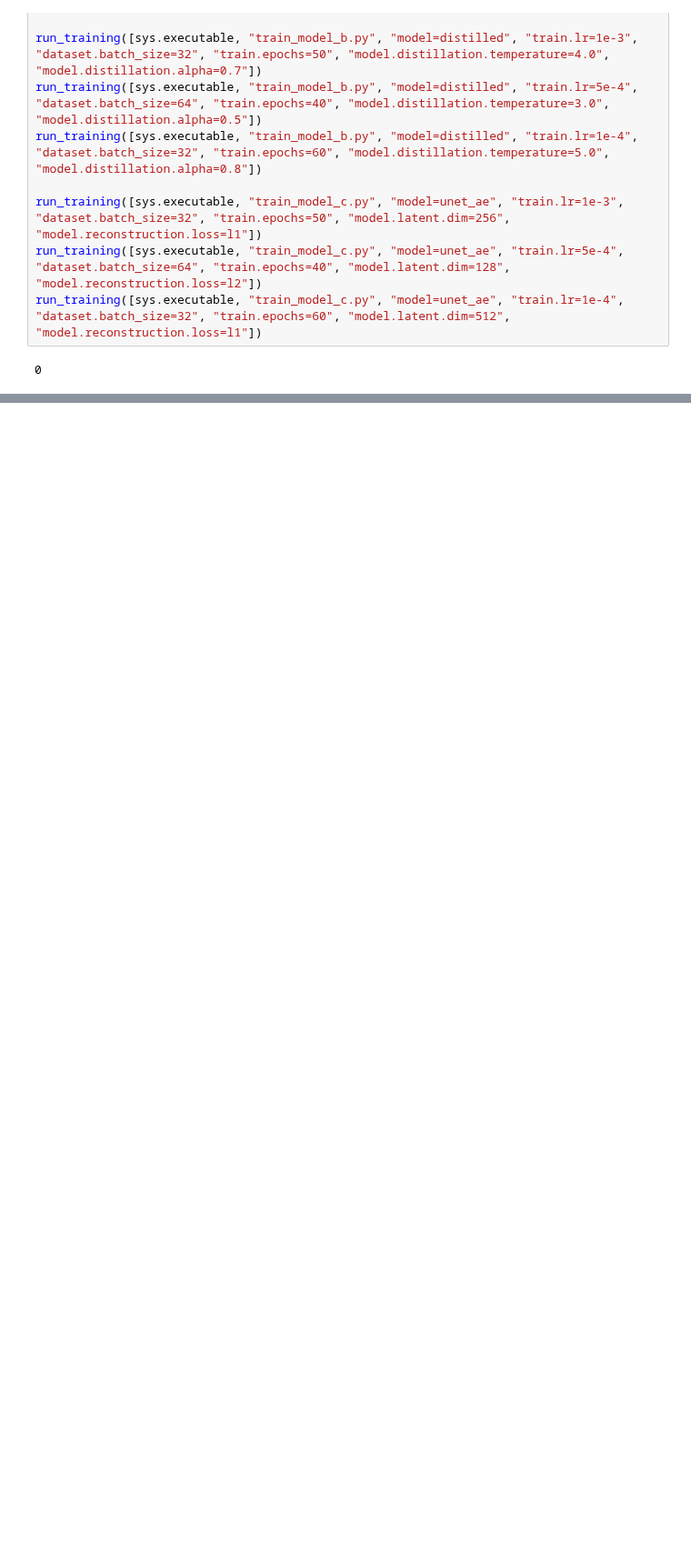
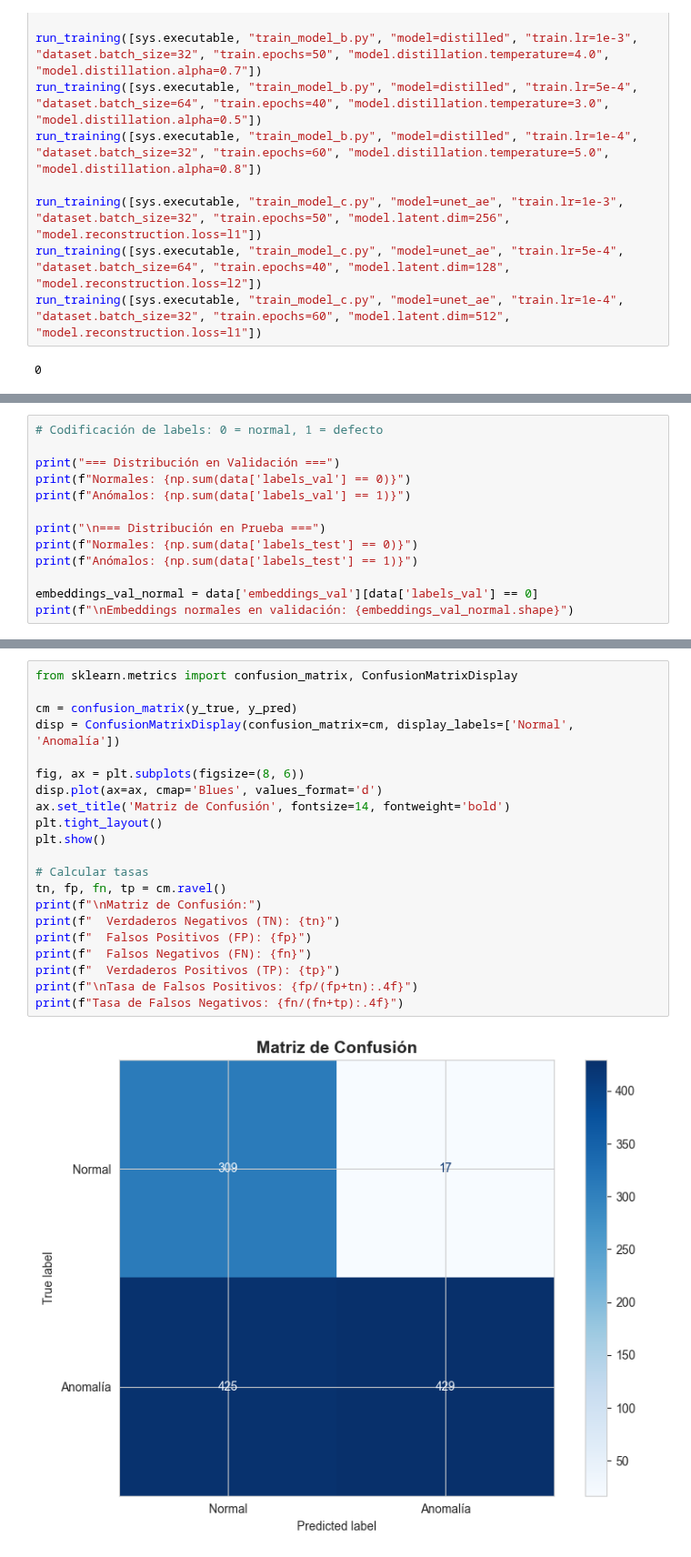
Before and after one commit to Idmc01/Tareas-IA, a Jupyter notebook: proyecto2.ipynb, the cells around one changed output, grey strips where cells are left out. Shown at 91% size. Drawn from its saved outputs; the diff is of its cells as text; blank space fills up the shorter version.

```diff
--- a/proyecto2.ipynb
+++ b/proyecto2.ipynb
@@ -204,0 +154,13 @@ run_training([sys.executable, "train_model_c.py", "model=unet_ae", "train.lr=1e-
+# %%
+# Codificación de labels: 0 = normal, 1 = defecto
+
+print("=== Distribución en Validación ===")
+print(f"Normales: {np.sum(data['labels_val'] == 0)}")
+print(f"Anómalos: {np.sum(data['labels_val'] == 1)}")
+
+print("\n=== Distribución en Prueba ===")
+print(f"Normales: {np.sum(data['labels_test'] == 0)}")
+print(f"Anómalos: {np.sum(data['labels_test'] == 1)}")
+
+embeddings_val_normal = data['embeddings_val'][data['labels_val'] == 0]
+print(f"\nEmbeddings normales en validación: {embeddings_val_normal.shape}")
@@ -204,0 +372,23 @@ run_training([sys.executable, "train_model_c.py", "model=unet_ae", "train.lr=1e-
+# %%
+from sklearn.metrics import confusion_matrix, ConfusionMatrixDisplay
+
+cm = confusion_matrix(y_true, y_pred)
+disp = ConfusionMatrixDisplay(confusion_matrix=cm, display_labels=['Normal', 'Anomalía'])
+
+fig, ax = plt.subplots(figsize=(8, 6))
+disp.plot(ax=ax, cmap='Blues', values_format='d')
+ax.set_title('Matriz de Confusión', fontsize=14, fontweight='bold')
+plt.tight_layout()
+plt.show()
+
+# Calcular tasas
+tn, fp, fn, tp = cm.ravel()
+print(f"\nMatriz de Confusión:")
+print(f"  Verdaderos Negativos (TN): {tn}")
+print(f"  Falsos Positivos (FP): {fp}")
+print(f"  Falsos Negativos (FN): {fn}")
+print(f"  Verdaderos Positivos (TP): {tp}")
+print(f"\nTasa de Falsos Positivos: {fp/(fp+tn):.4f}")
+print(f"Tasa de Falsos Negativos: {fn/(fn+tp):.4f}")
+# %% [output]
+[figure, added]
```
Also changed, not shown: parts of 26 cells of this notebook, 1 other file.
